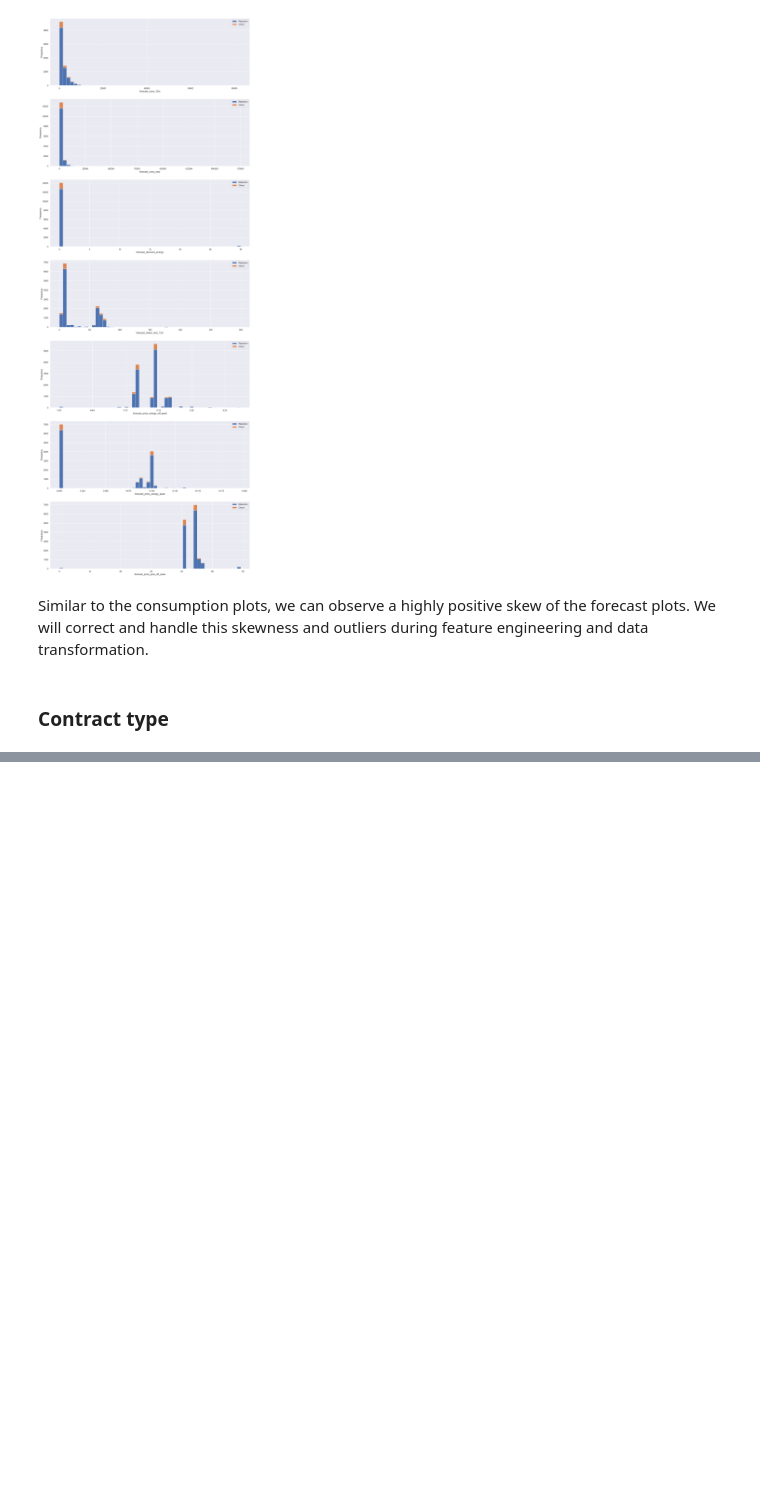
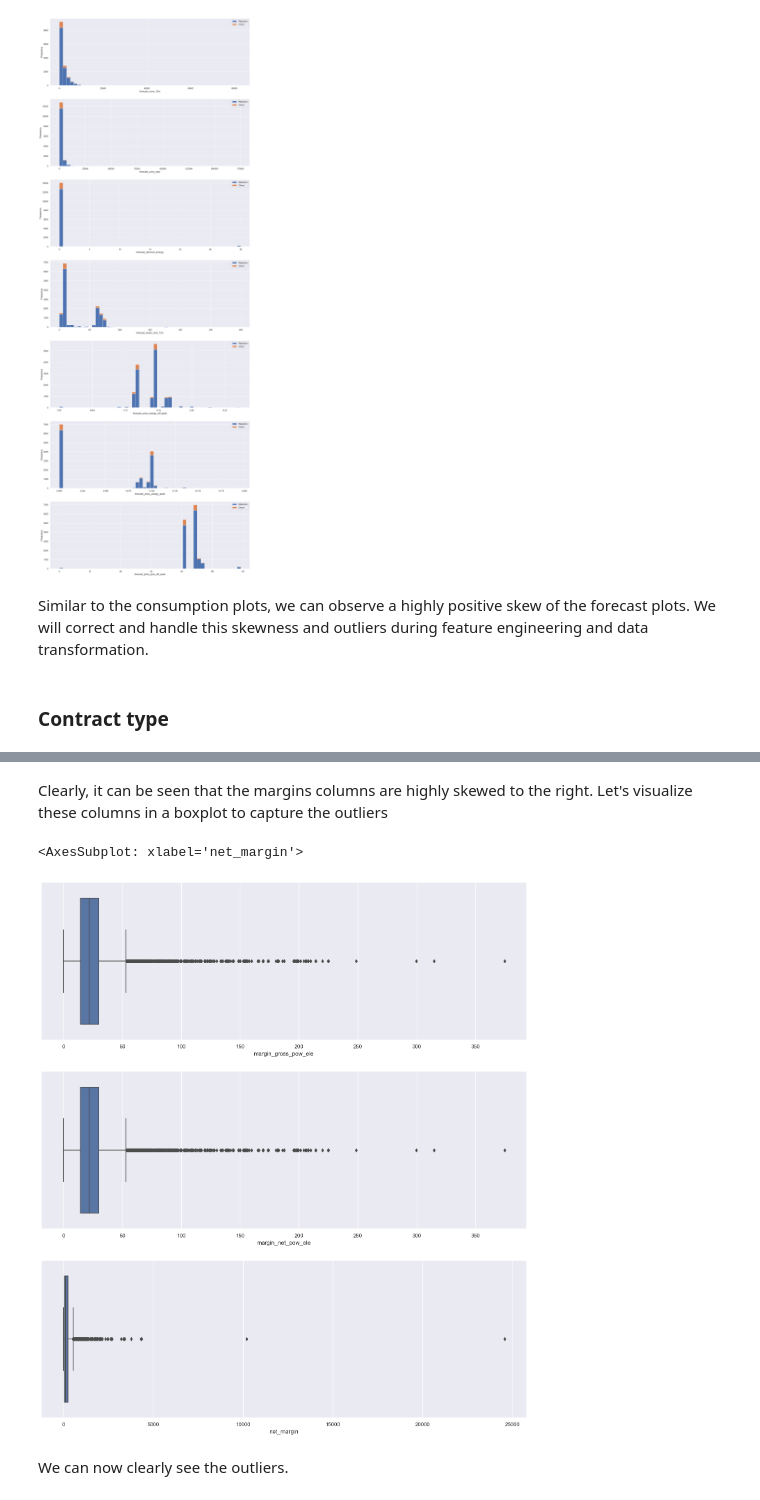
Before and after one commit to lawalsegun2025/forage_projects, a Jupyter notebook: 001_BCG_GAMMA_customer_churn_prediction/2_eda/notebook/eda_starter.ipynb, the cells around one changed output, grey strips where cells are left out. Drawn from its saved outputs; the diff is of its cells as text; code cells hidden in the pictures; blank space fills up the shorter version.

```diff
--- a/001_BCG_GAMMA_customer_churn_prediction/2_eda/notebook/eda_starter.ipynb
+++ b/001_BCG_GAMMA_customer_churn_prediction/2_eda/notebook/eda_starter.ipynb
@@ -360,0 +363,3 @@ From the graph above it can be seen that ~10% of the customers that consumed onl
+# %%
+# Select the margin columns
+margin = client_df[['margin_gross_pow_ele', 'margin_net_pow_ele', 'net_margin', 'churn']]
@@ -360,0 +375,13 @@ From the graph above it can be seen that ~10% of the customers that consumed onl
+# %% [markdown]
+Clearly, it can be seen that the  margins columns are highly skewed to the right. Let's visualize these columns in a boxplot to capture the outliers
+# %%
+fig, axs = plt.subplots(nrows=3, figsize=(18,20))
+# Plot histogram
+sns.boxplot(x=margin["margin_gross_pow_ele"], ax=axs[0])
+sns.boxplot(x=margin["margin_net_pow_ele"],ax=axs[1])
+sns.boxplot(x=margin["net_margin"], ax=axs[2])
+# %% [output]
+<AxesSubplot: xlabel='net_margin'>
+[figure, added]
+# %% [markdown]
+We can now clearly see the outliers.
```
Also changed, not shown: parts of 8 cells of this notebook.
